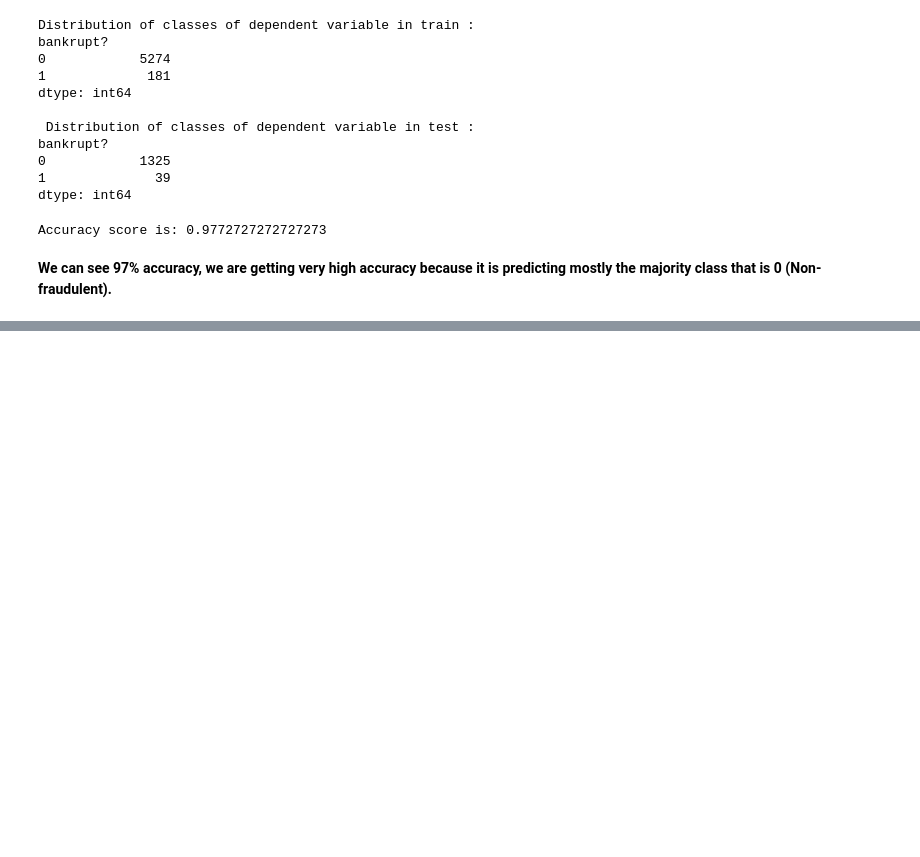
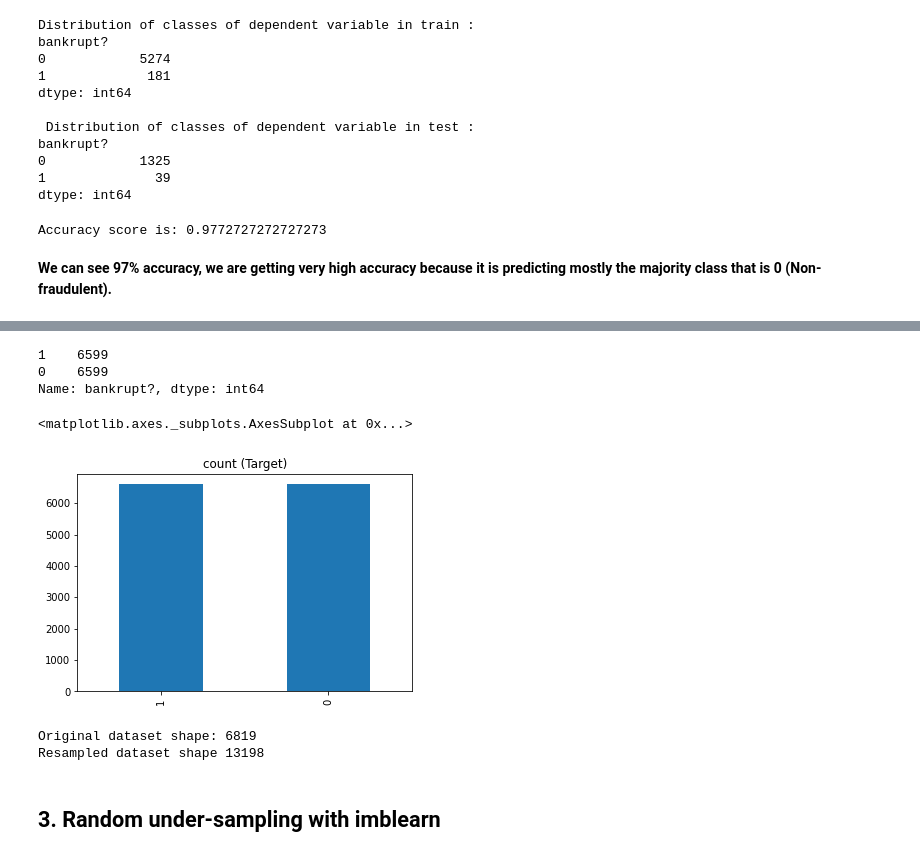
Before and after one commit to Bhushan271098/COMPANY-BANKRUPTCY-PREDICTION, a Jupyter notebook: Final_Copy_of_COMPANY_BANKRUPTCY_PREDICTION.ipynb, the cells around one changed output, grey strips where cells are left out. Cells and saved outputs as stored; diff of their text form; code cells hidden in the pictures; blank space fills up the shorter version.

```diff
--- a/Final_Copy_of_COMPANY_BANKRUPTCY_PREDICTION.ipynb
+++ b/Final_Copy_of_COMPANY_BANKRUPTCY_PREDICTION.ipynb
@@ -520,0 +571,25 @@ Accuracy score is: 0.9772727272727273
+# %%
+class_1_over = class_1.sample(class_count_0, replace=True)
+test_over = pd.concat([class_1_over, class_0], axis=0)
+# %%
+test_over['bankrupt?'].value_counts()
+# %% [output]
+1    6599
+0    6599
+Name: bankrupt?, dtype: int64
+# %%
+test_over['bankrupt?'].value_counts().plot(kind='bar', title='count (Target)')
+# %% [output]
+<matplotlib.axes._subplots.AxesSubplot at 0x...>
+[figure, added]
+# %%
+ros = RandomOverSampler(random_state=42)
+x_ros, y_ros = ros.fit_resample(df.iloc[:,1:], df['bankrupt?'])
+
+print('Original dataset shape:', len(df))
+print('Resampled dataset shape', len(y_ros))
+# %% [output]
+Original dataset shape: 6819
+Resampled dataset shape 13198
+# %% [markdown]
+## **3. Random under-sampling with imblearn**
```
Also changed, not shown: parts of 32 cells of this notebook.
